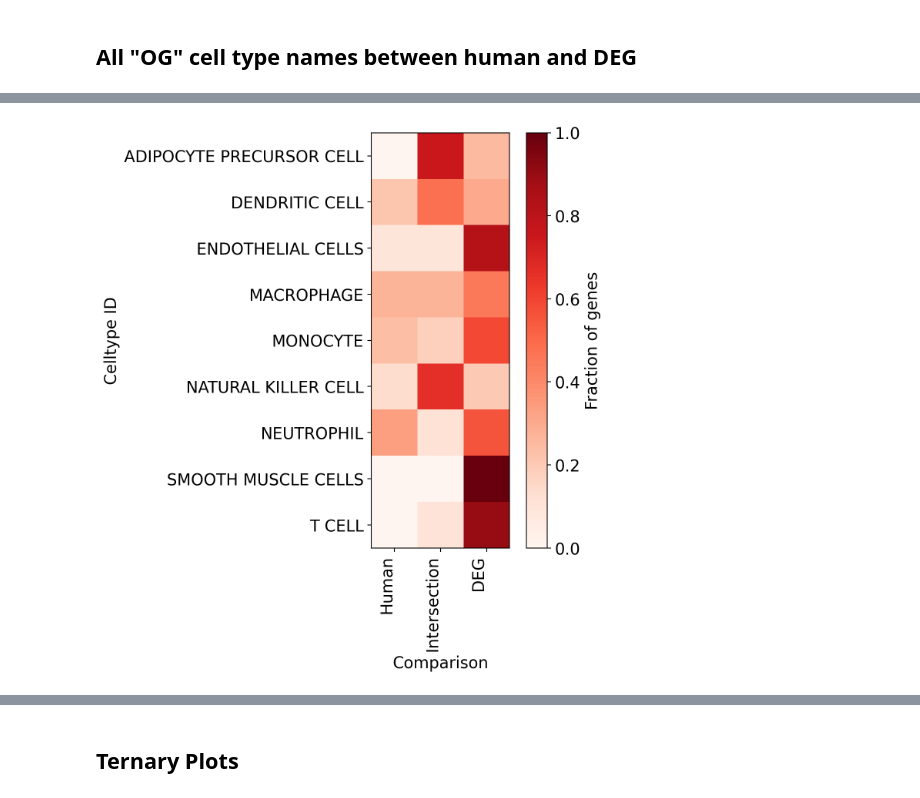
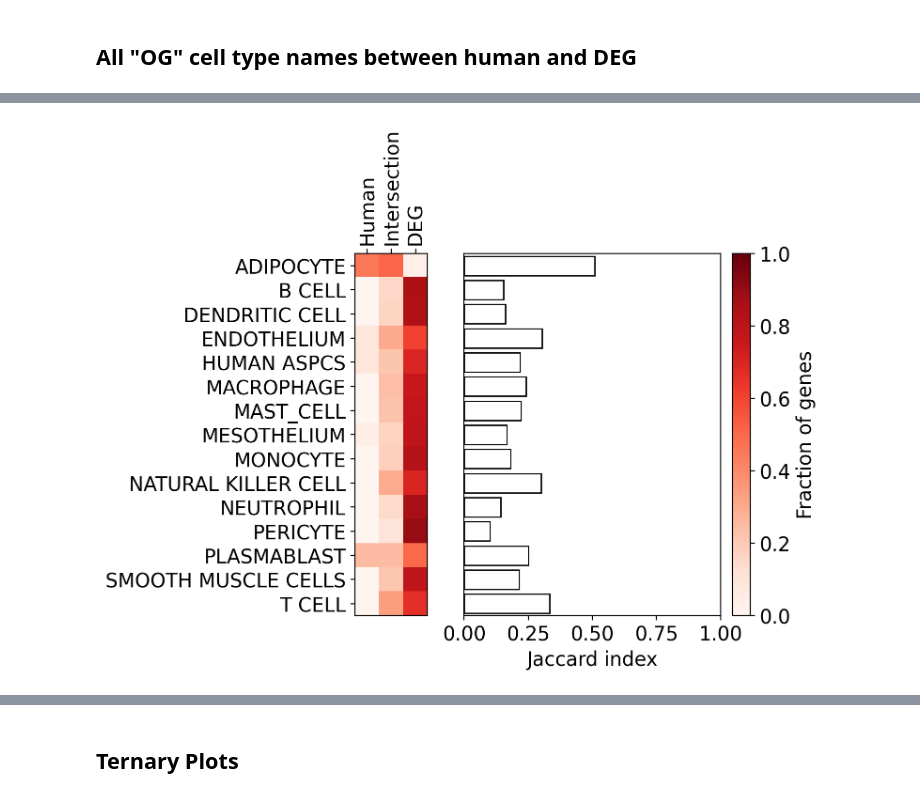
Before and after one commit to sbooeshaghi/llmarkers, a Jupyter notebook: analysis/deg_vs_human/compare_evidence.ipynb, the cells around one changed output, grey strips where cells are left out. Drawn from its saved outputs; the diff is of its cells as text; code cells hidden in the pictures.

Commit message:
used gene map to map genesfor adipose_Vijay2019, adipose_Emont2022, adipose_Hildreth2021, updated plots in compare_evidence for comparing between human and deg

```diff
--- a/analysis/deg_vs_human/compare_evidence.ipynb
+++ b/analysis/deg_vs_human/compare_evidence.ipynb
@@ -28,7 +28,7 @@ def load_evidence(fn):
     # normalize the string values for genes
     ddf["feature_name"] = ddf["feature_name"].str.strip().str.upper()
     ddf["feature_identifier"] = ddf["feature_identifier"].str.strip().str.upper()
-    hddf = ddf.query("organism == 'homo_sapiens'")
+    hddf = ddf.query("organism == 'homo_sapiens'").dropna(subset=["feature_identifier"])
     return hddf
 
 def set_itx(a, b, vals=False):
@@ -207,5 +225,5 @@ df.head()
 # %%
-(mtx, norm_mtx, hmnct, degct) = ctg_metric(hmn, deg, gene_col = "feature_name", ct_col = "cell_type_id", df1_label="hmn", df2_label="deg", comm_ct=True, comm_gene=True)
+(mtx, norm_mtx, hmnct, degct) = ctg_metric(hmn, deg, gene_col = "feature_identifier", ct_col = "cell_type_id", df1_label="hmn", df2_label="deg", comm_ct=True, comm_gene=True)
 # %%
 df = pd.DataFrame(mtx.tolist(), index=hmnct, columns=degct)
 df.head()
@@ -220,22 +238,42 @@ df.head()
 # %%
-fig, ax = plt.subplots(figsize=(7, 7))
+fig, axs = plt.subplots(figsize=(7, 5), ncols=2)
+fig.subplots_adjust(hspace=0, wspace=-0.25)
 
+ax = axs[0]
 xlabels = ["Human", "Intersection", "DEG"]
 eye = norm_mtx[np.eye(norm_mtx.shape[0], dtype=bool)]
 
-cax = ax.imshow(eye, cmap="Reds")
+cax = ax.imshow(eye, cmap="Reds", vmin=0, vmax=1)
 
 ax.set(**{
     "xticks": np.arange(len(xlabels)),
     "yticks": np.arange(len(hmnct)),
     "xticklabels": xlabels,
     "yticklabels": hmnct,
-    "xlabel": "Comparison",
-    "ylabel": "Celltype ID"
 })
-ax.set_xticklabels(ax.get_xticklabels(), rotation=90, ha='right')
-plt.colorbar(cax, fraction=0.052, pad=0.04, label="Fraction of genes")
+ax.set_xticklabels(ax.get_xticklabels(), rotation=90, ha='center')
+ax.xaxis.tick_top()
+ax.xaxis.set_label_position('top')  # Set the label position at the top
+
+ax = axs[1]
+eye = norm_mtx[np.eye(norm_mtx.shape[0], dtype=bool)]
+jac = eye[:,1] / (eye[:,0] + eye[:,2] + eye[:,1])
+jac = jac[::-1]
+
+ax.barh(np.arange(len(hmnct)), jac, edgecolor="black", facecolor="white")
+ax.set(**{
+    "yticks": np.arange(len(hmnct)),
+    "yticklabels": [],
+    "xlabel": "Jaccard index",
+    # "title": "Jaccard index",
+    "xlim": (0,1),
+    "ylim": (-0.5, len(hmnct)-0.5)
+})
+ax.yaxis.set_visible(False)
+ax.set_yticklabels(ax.get_yticklabels(), rotation=0, horizontalalignment='right')
+plt.colorbar(cax, ax=ax, fraction=0.08, pad=0.04, label="Fraction of genes")
+
 plt.show()
 # %% [output]
-[figure, old version]
+[figure, new version]
 # %%
```
Also changed, not shown: parts of 29 cells of this notebook, 10 other files.
